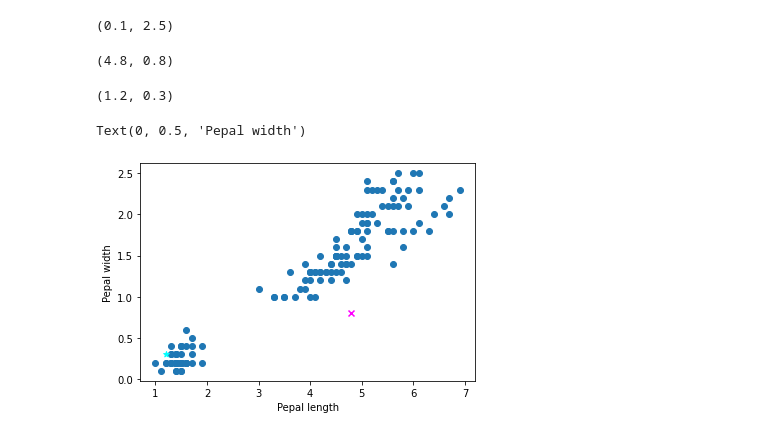
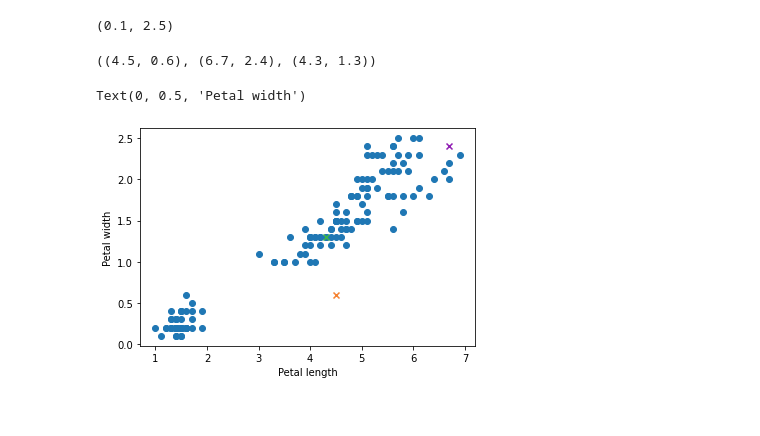
Before and after one commit to Xeveq/jupyter-ds-kmeans, a Jupyter notebook: kmeans.ipynb, the cells around one changed output. Saved outputs shown, nothing was run; the diff lists cells and outputs as text; code cells hidden in the pictures.

```diff
--- a/kmeans.ipynb
+++ b/kmeans.ipynb
@@ -58,21 +58,20 @@ def random_start():
     return random_petal_len, random_petal_width
-# %%
-r1 = random_start()
-r1
-# %% [output]
-(4.8, 0.8)
-# %%
-r2 = random_start()
-r2
-# %% [output]
-(1.2, 0.3)
+# %%
+r1 = random_start()
+r2 = random_start()
+r3 = random_start()
+# %%
+r1,r2,r3
+# %% [output]
+((4.5, 0.6), (6.7, 2.4), (4.3, 1.3))
 # %%
 plt.scatter(petal_len_width[:, 0], petal_len_width[:, 1])
-plt.scatter(r1[0],r1[1], marker='x',c='magenta')
-plt.scatter(r2[0], r2[1], marker='*', c='cyan')
-plt.xlabel("Pepal length")
-plt.ylabel("Pepal width")
+plt.scatter(r1[0], r1[1], marker='x', c='#f58231')
+plt.scatter(r2[0], r2[1], marker='x', c='#911eb4')
+plt.scatter(r3[0], r3[1], marker='x', c='#3cb44b')
+plt.xlabel("Petal length")
+plt.ylabel("Petal width")
 # %% [output]
-Text(0, 0.5, 'Pepal width')
+Text(0, 0.5, 'Petal width')
-[figure, old version]
+[figure, new version]
 # %%
```
Also changed, not shown: parts of 9 cells of this notebook.
